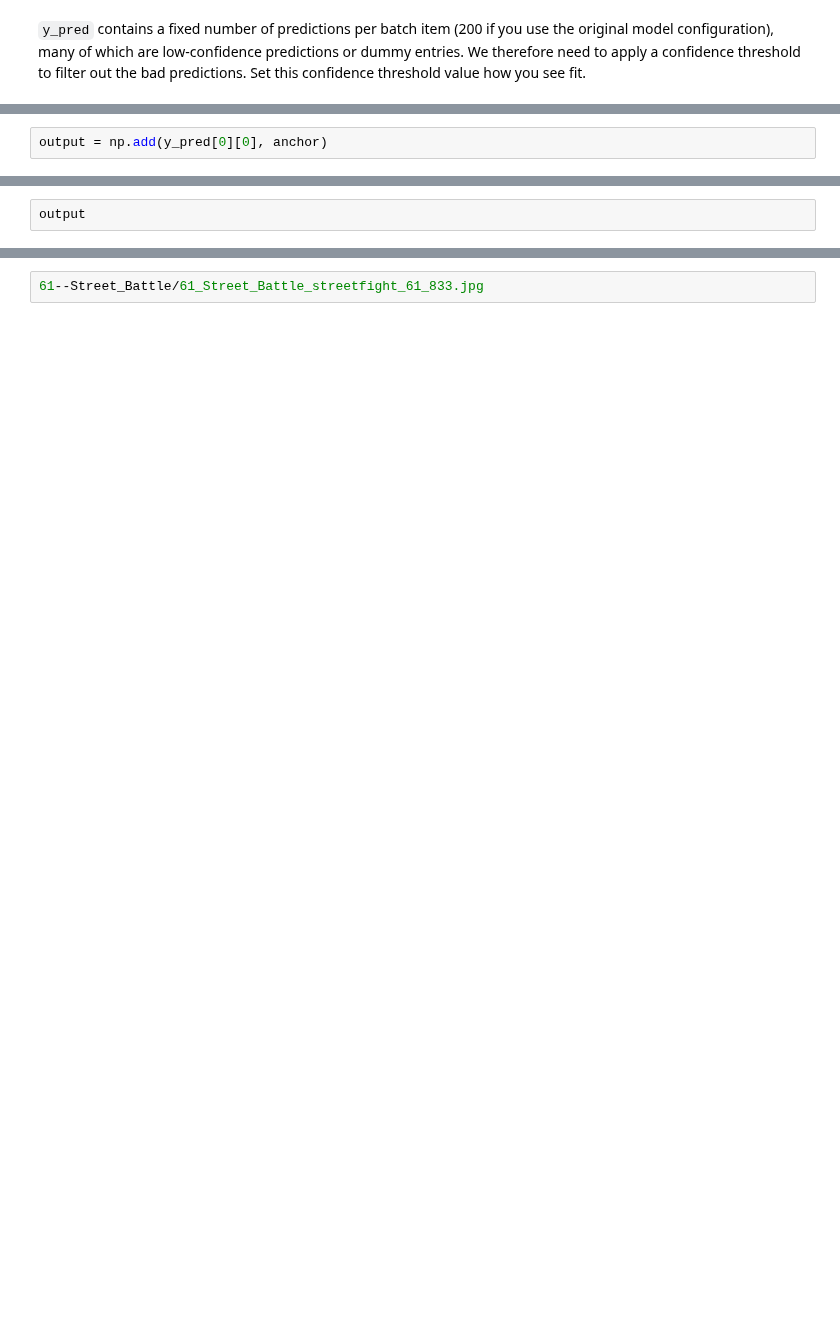
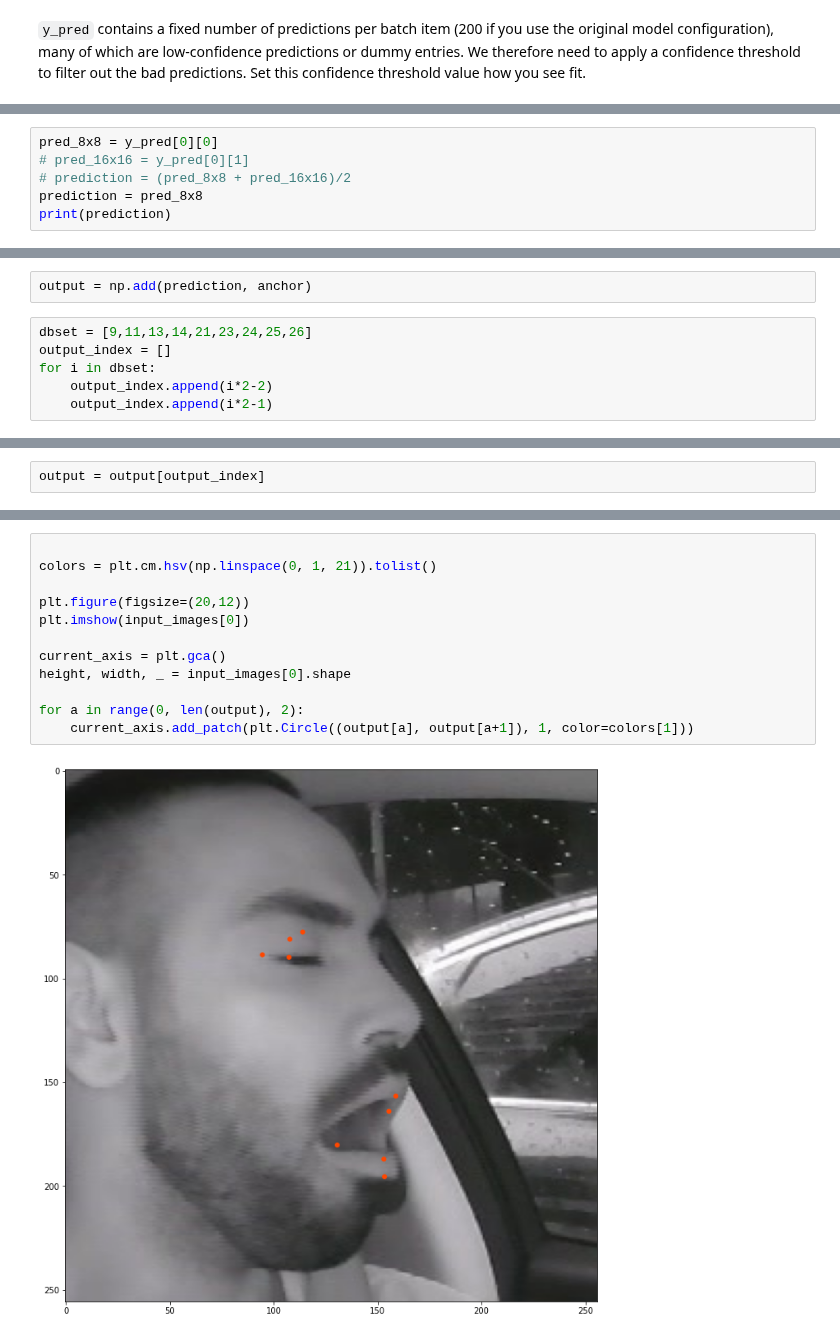
Before and after one commit to TaeseongMoon/bf_reimplement, a Jupyter notebook: blazeface_inference_face.ipynb, the cells around one changed output, grey strips where cells are left out. Saved outputs shown, nothing was run; the diff lists cells and outputs as text; blank space fills up the shorter version.

```diff
--- a/blazeface_inference_face.ipynb
+++ b/blazeface_inference_face.ipynb
@@ -237,0 +200,6 @@ array([  36.7 ,   57.86, -154.36,  109.32,   21.32,  -52.79, -101.  ,  -45.47,
+# %%
+pred_8x8 = y_pred[0][0]
+# pred_16x16 = y_pred[0][1]
+# prediction = (pred_8x8 + pred_16x16)/2
+prediction = pred_8x8
+print(prediction)
@@ -238,2 +218,8 @@ array([  36.7 ,   57.86, -154.36,  109.32,   21.32,  -52.79, -101.  ,  -45.47,
 # %%
-output = np.add(y_pred[0][0], anchor)
+output = np.add(prediction, anchor)
+# %%
+dbset = [9,11,13,14,21,23,24,25,26]
+output_index = []
+for i in dbset:
+    output_index.append(i*2-2)
+    output_index.append(i*2-1)
@@ -240,2 +230,2 @@ output = np.add(y_pred[0][0], anchor)
 # %%
-output
+output = output[output_index]
@@ -450,2 +232,14 @@ for box in y_pred_thresh_inv[i]:
-# %%
-61--Street_Battle/61_Street_Battle_streetfight_61_833.jpg
+# %%
+
+colors = plt.cm.hsv(np.linspace(0, 1, 21)).tolist()
+
+plt.figure(figsize=(20,12))
+plt.imshow(input_images[0])
+
+current_axis = plt.gca()
+height, width, _ = input_images[0].shape
+
+for a in range(0, len(output), 2):
+    current_axis.add_patch(plt.Circle((output[a], output[a+1]), 1, color=colors[1]))
+# %% [output]
+[figure, added]
```
Also changed, not shown: parts of 24 cells of this notebook, 1 other file.
